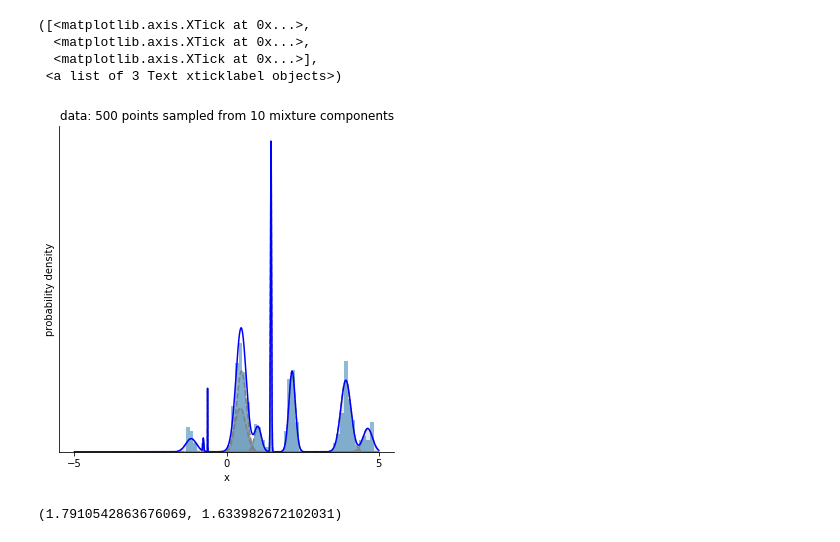
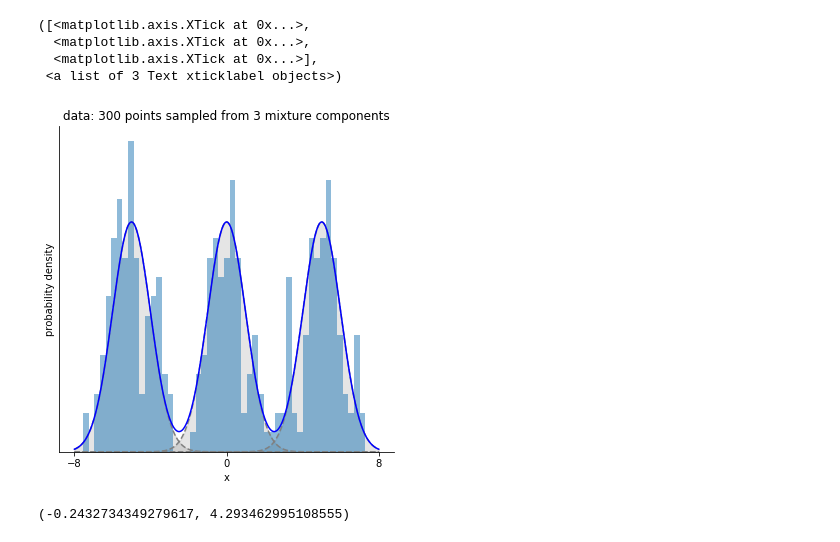
Before and after one commit to maxentile/notebooks, a Jupyter notebook: birth-death moves for RJMC of GMMs.ipynb, the cells around one changed output. Cells and saved outputs as stored; diff of their text form; code cells hidden in the pictures.

```diff
--- a/birth-death moves for RJMC of GMMs.ipynb
+++ b/birth-death moves for RJMC of GMMs.ipynb
@@ -40,51 +40,62 @@ def flat_log_p(theta):
 
     return log_likelihood + log_prior(theta)
 
-n_components = 10
-true_means = np.random.rand(n_components) * 10 - 5
-true_stdevs = np.random.rand(n_components) * 0.2
-true_weights = np.random.rand(n_components)**2
-true_weights /= np.sum(true_weights)
+#n_components = 10
+#true_means = np.random.rand(n_components) * 10 - 5
+#true_stdevs = np.random.rand(n_components) * 0.2
+#true_weights = np.random.rand(n_components)**2
+#true_weights /= np.sum(true_weights)
 
-n_data = 500
+n_data = 300
+data = np.zeros(n_data)
+#for i in range(n_data):
+#    component = np.random.choice(np.arange(n_components), p=true_weights)
+#    #component = np.random.randint(n_components)
+#    data[i] = norm.rvs(loc=true_means[component], scale=true_stdevs[component])
+
+n_components = 3
+true_means = [-5.0,0.0,5.0]
+true_stdevs = np.ones(n_components)
+true_weights = np.ones(n_components) / n_components
+n_data = 300
 data = np.zeros(n_data)
 for i in range(n_data):
-    component = np.random.choice(np.arange(n_components), p=true_weights)
-    #component = np.random.randint(n_components)
+    component = np.random.randint(n_components)
     data[i] = norm.rvs(loc=true_means[component], scale=true_stdevs[component])
+
 
 plt.figure(figsize=(6,6))
 
 ax = plt.subplot(111)
 
 plt.hist(data, bins=50, normed=True, alpha=0.5);
-x = np.linspace(-5,5, 1000)
+x = np.linspace(-8,8, 1000)
 y_tot = np.zeros(x.shape)
 for i in range(n_components):
 
     y = norm.pdf(x, loc=true_means[i], scale=true_stdevs[i]) * true_weights[i]
     plt.plot(x, y, '--', color='grey',)
     plt.fill_between(x, y, color='grey' ,alpha=0.2)
     y_tot += y
 plt.plot(x,y_tot, color='blue',)
 plt.yticks([])
 
 ax.spines['right'].set_visible(False)
 ax.spines['top'].set_visible(False)
 
 plt.title("data: {} points sampled from {} mixture components".format(n_data, n_components))
 plt.ylabel('probability density')
 plt.xlabel('x')
-plt.xticks([-5,0,5])
+plt.xticks([-8,0,8])
 # %% [output]
 ([<matplotlib.axis.XTick at 0x...>,
   <matplotlib.axis.XTick at 0x...>,
   <matplotlib.axis.XTick at 0x...>],
  <a list of 3 Text xticklabel objects>)
-[figure, old version]
+[figure, new version]
 # %%
 np.mean(data), np.std(data)
 # %% [output]
-(1.7910542863676069, 1.633982672102031)
+(-0.2432734349279617, 4.293462995108555)
 # %%
 max_components = 50
```
Also changed, not shown: parts of 15 cells of this notebook.
